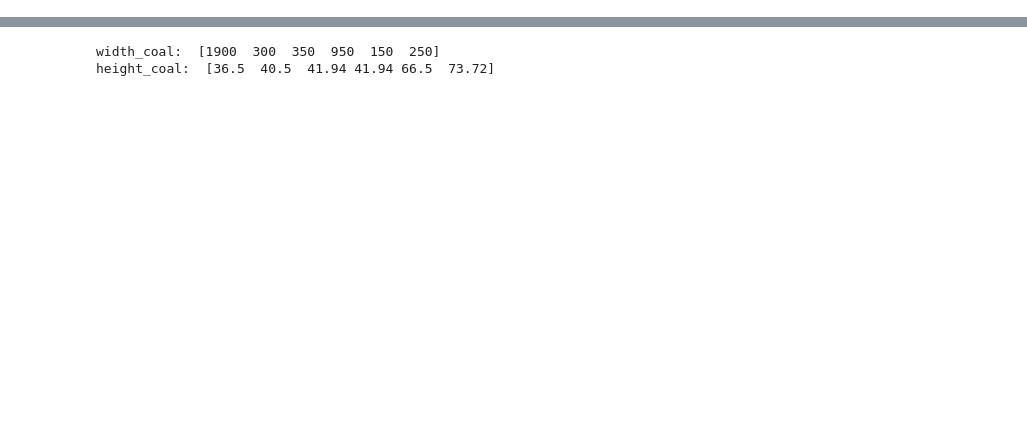
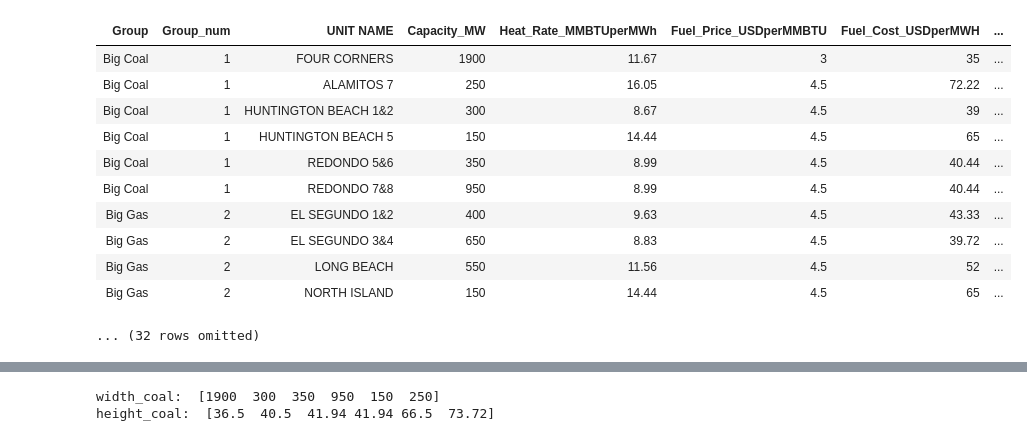
Before and after one commit to ds-modules/EEP-147, a Jupyter notebook: lab01/Lab1.ipynb, the cells around one changed output, grey strips where cells are left out. Drawn from its saved outputs; the diff is of its cells as text; code cells hidden in the pictures; blank space fills up the shorter version.

```diff
--- a/lab01/Lab1.ipynb
+++ b/lab01/Lab1.ipynb
@@ -26,0 +212,15 @@ ESG_sorted
+# %%
+ESG_table
+# %% [output]
+| Group | Group_num | UNIT NAME | Capacity_MW | Heat_Rate_MMBTUperMWh | Fuel_Price_USDperMMBTU | Fuel_Cost_USDperMWH | ... |
+| Big Coal | 1 | FOUR CORNERS | 1900 | 11.67 | 3 | 35 | ... |
+| Big Coal | 1 | ALAMITOS 7 | 250 | 16.05 | 4.5 | 72.22 | ... |
+| Big Coal | 1 | HUNTINGTON BEACH 1&2 | 300 | 8.67 | 4.5 | 39 | ... |
+| Big Coal | 1 | HUNTINGTON BEACH 5 | 150 | 14.44 | 4.5 | 65 | ... |
+| Big Coal | 1 | REDONDO 5&6 | 350 | 8.99 | 4.5 | 40.44 | ... |
+| Big Coal | 1 | REDONDO 7&8 | 950 | 8.99 | 4.5 | 40.44 | ... |
+| Big Gas | 2 | EL SEGUNDO 1&2 | 400 | 9.63 | 4.5 | 43.33 | ... |
+| Big Gas | 2 | EL SEGUNDO 3&4 | 650 | 8.83 | 4.5 | 39.72 | ... |
+| Big Gas | 2 | LONG BEACH | 550 | 11.56 | 4.5 | 52 | ... |
+| Big Gas | 2 | NORTH ISLAND | 150 | 14.44 | 4.5 | 65 | ... |
+... (32 rows omitted)
```
Also changed, not shown: parts of 57 cells of this notebook.
